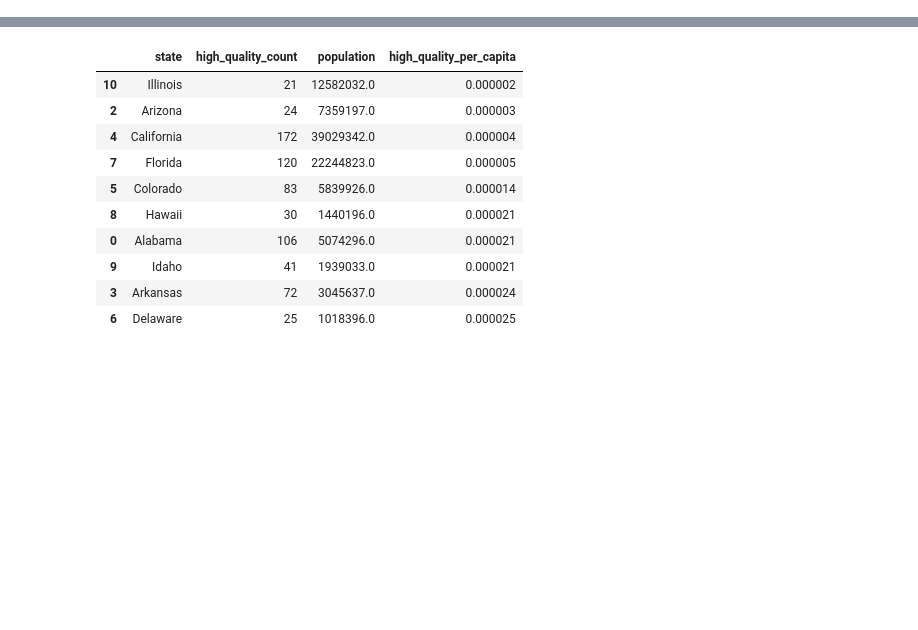
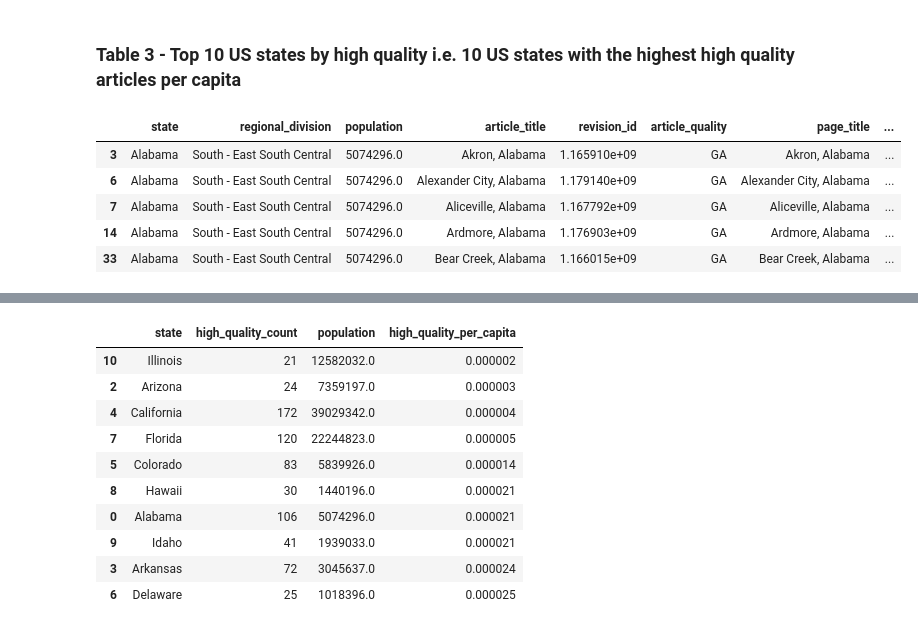
Before and after one commit to ameyabhamare/data-512-homework_2, a Jupyter notebook: analysis.ipynb, the cells around one changed output, grey strips where cells are left out. Drawn from its saved outputs; the diff is of its cells as text; code cells hidden in the pictures; blank space fills up the shorter version.

```diff
--- a/analysis.ipynb
+++ b/analysis.ipynb
@@ -117,0 +58,9 @@ top_10_states
+# %% [markdown]
+### Table 3 - Top 10 US states by high quality i.e. 10 US states with the highest high quality articles per capita
+# %%
+scored_articles = pd.read_csv("wp_scored_city_articles_by_state.csv")
+cities = pd.read_csv('us_cities_by_state_SEPT.2023.csv')
+# %%
+combined = pd.concat([scored_articles, cities], axis=1)
+# removing duplicate columns
+combined = combined.loc[:,~combined.columns.duplicated()].copy()
@@ -117,0 +69,12 @@ top_10_states
+# %%
+# Filter for good quality articles (article_quality values FA and GA)
+good_quality_df = combined[combined['article_quality'].isin(['FA', 'GA'])]
+# %%
+good_quality_df.head()
+# %% [output]
+|  | state | regional_division | population | article_title | revision_id | article_quality | page_title | ... |
+| 3 | Alabama | South - East South Central | 5074296.0 | Akron, Alabama | 1.165910e+09 | GA | Akron, Alabama | ... |
+| 6 | Alabama | South - East South Central | 5074296.0 | Alexander City, Alabama | 1.179140e+09 | GA | Alexander City, Alabama | ... |
+| 7 | Alabama | South - East South Central | 5074296.0 | Aliceville, Alabama | 1.167792e+09 | GA | Aliceville, Alabama | ... |
+| 14 | Alabama | South - East South Central | 5074296.0 | Ardmore, Alabama | 1.176903e+09 | GA | Ardmore, Alabama | ... |
+| 33 | Alabama | South - East South Central | 5074296.0 | Bear Creek, Alabama | 1.166015e+09 | GA | Bear Creek, Alabama | ... |
```
Also changed, not shown: parts of 51 cells of this notebook.
